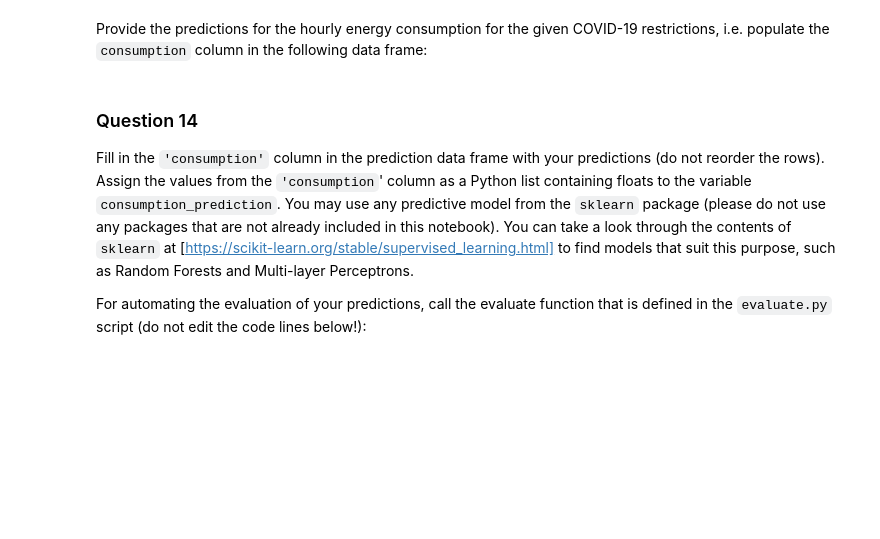
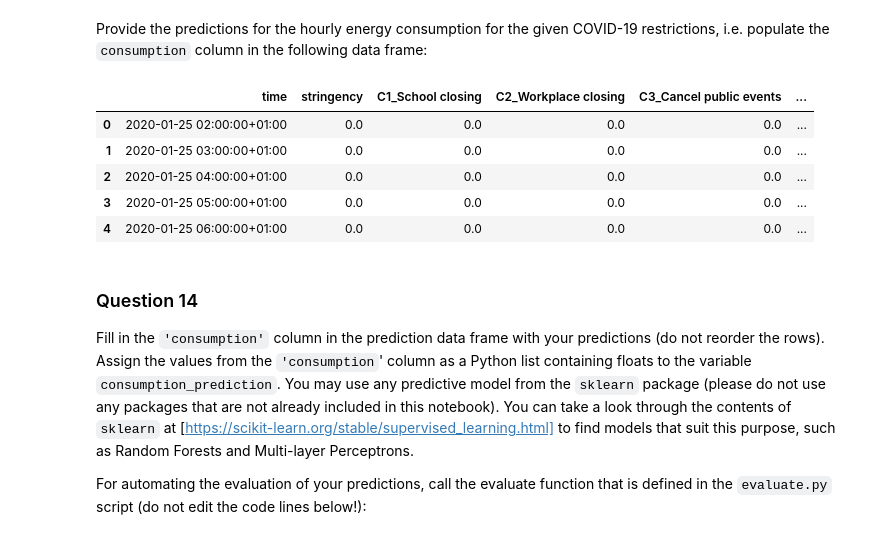
Before and after one commit to PanosBn/IoTGroup9, a Jupyter notebook: assignment.ipynb, the cells around one changed output. Drawn from its saved outputs; the diff is of its cells as text; code cells hidden in the pictures; blank space fills up the shorter version.

```diff
--- a/assignment.ipynb
+++ b/assignment.ipynb
@@ -1111,15 +1251,26 @@ restrictions_test = pd.read_csv('data/restrictions_test.csv')
 Provide the predictions for the hourly energy consumption for the given COVID-19 restrictions, i.e. populate the `consumption` column in the following data frame:
 # %%
 prediction = restrictions_test.copy()
-times = pd.to_datetime(prediction["time"], unit='s')
+prediction['time'] = pd.to_datetime(prediction['time'], unit='s').dt.tz_localize('utc').dt.tz_convert('Europe/Amsterdam')
+times = prediction["time"]
+# times = pd.to_datetime(prediction["time"], unit='s')
+# times['time'] = times.time.dt.tz_localize('utc').dt.tz_convert('Europe/Amsterdam')
+
 prediction['year']  = times.dt.year
 prediction['month'] = times.dt.month
 prediction['day']   = times.dt.dayofyear
 prediction['hour']  = times.dt.hour
 prediction['consumption'] = np.nan
 prediction.head()
 
-prediction['time'] = pd.to_datetime(prediction['time'], unit='s')
+# prediction['time'] = pd.to_datetime(prediction['time'], unit='s').dt.tz_localize('utc').dt.tz_convert('Europe/Amsterdam')
+# %% [output]
+|  | time | stringency | C1_School closing | C2_Workplace closing | C3_Cancel public events | ... |
+| 0 | 2020-01-25 02:00:00+01:00 | 0.0 | 0.0 | 0.0 | 0.0 | ... |
+| 1 | 2020-01-25 03:00:00+01:00 | 0.0 | 0.0 | 0.0 | 0.0 | ... |
+| 2 | 2020-01-25 04:00:00+01:00 | 0.0 | 0.0 | 0.0 | 0.0 | ... |
+| 3 | 2020-01-25 05:00:00+01:00 | 0.0 | 0.0 | 0.0 | 0.0 | ... |
+| 4 | 2020-01-25 06:00:00+01:00 | 0.0 | 0.0 | 0.0 | 0.0 | ... |
 # %% [markdown]
 ### Question 14
 
```
Also changed, not shown: parts of 27 cells of this notebook.
